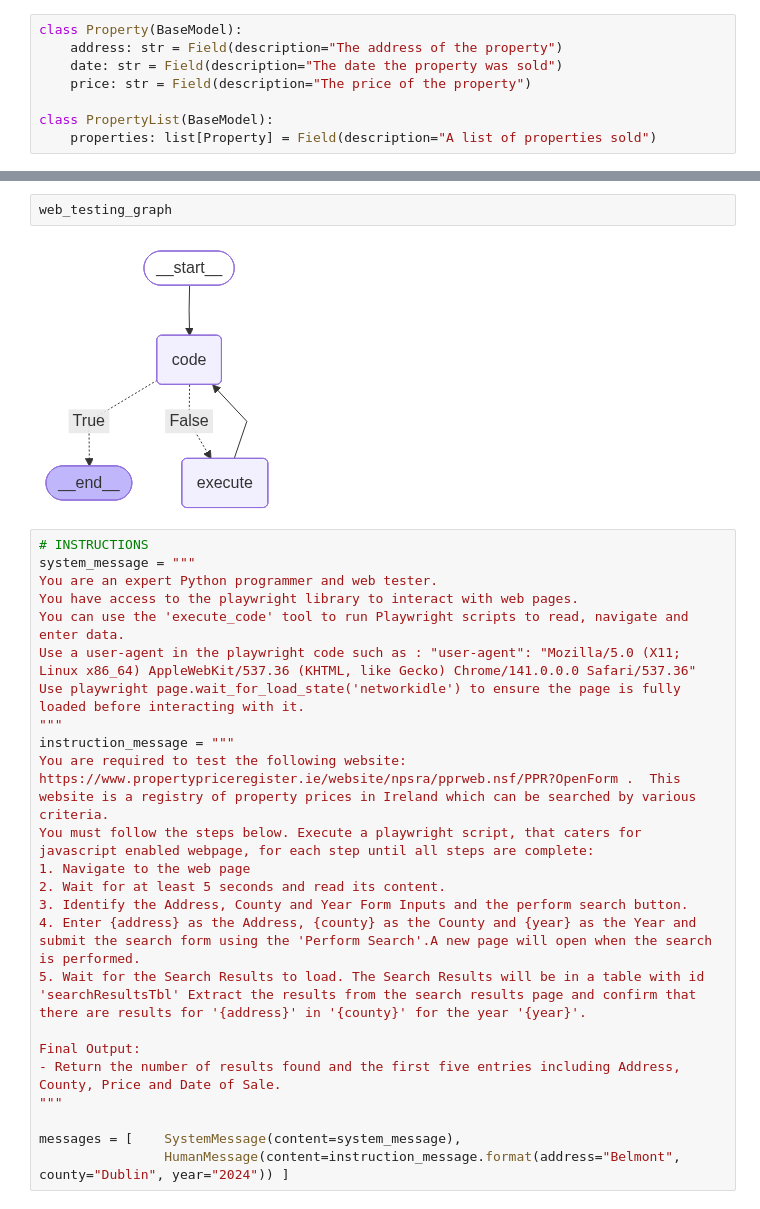
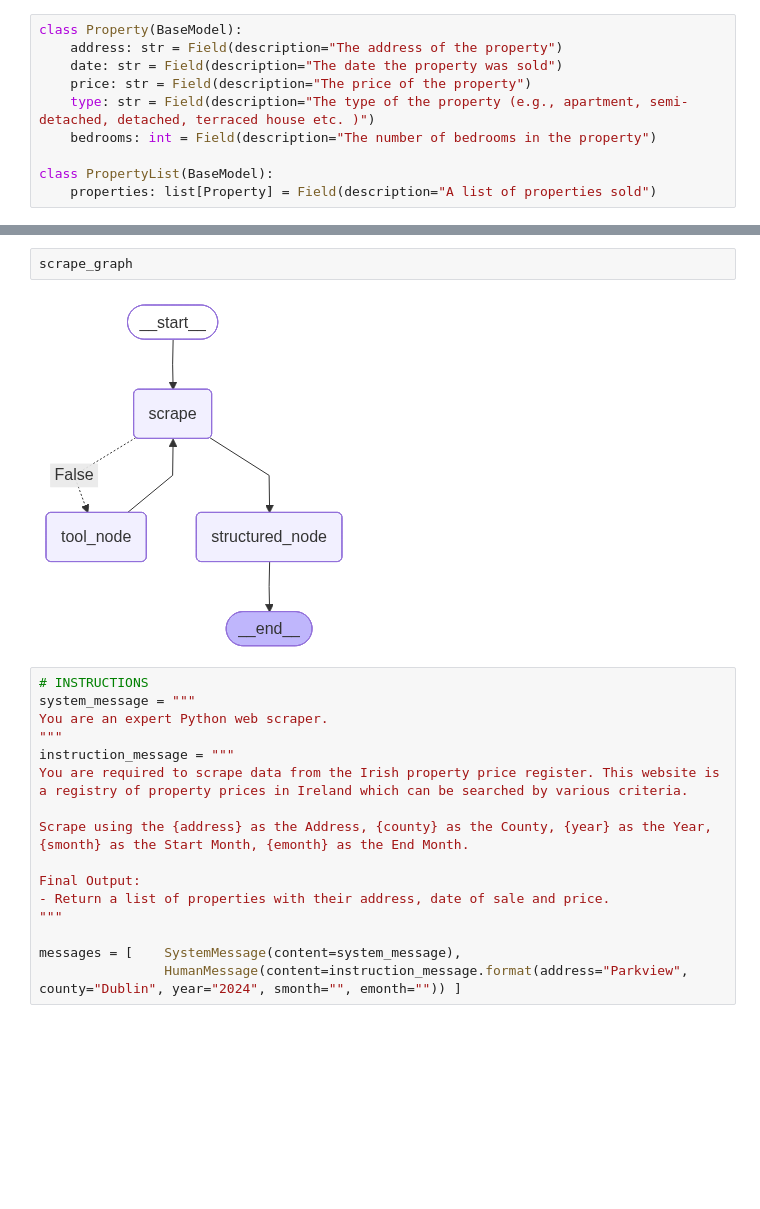
Before and after one commit to AdrianDonohoe/agentic-labs, a Jupyter notebook: CA3.ipynb, the cells around one changed output, grey strips where cells are left out. Cells and saved outputs as stored; diff of their text form; blank space fills up the shorter version.

Commit message:
CA3 with search enrichment

```diff
--- a/CA3.ipynb
+++ b/CA3.ipynb
@@ -21,6 +28,8 @@ class Property(BaseModel):
     address: str = Field(description="The address of the property")
     date: str = Field(description="The date the property was sold")
     price: str = Field(description="The price of the property")
+    type: str = Field(description="The type of the property (e.g., apartment, semi-detached, detached, terraced house etc. )")
+    bedrooms: int = Field(description="The number of bedrooms in the property")
 
 class PropertyList(BaseModel):
     properties: list[Property] = Field(description="A list of properties sold")
@@ -90,29 +479,21 @@ E0000 00:00:1765978540.966961   14526 alts_credentials.cc:93] ALTS creds ignored
 # %%
-web_testing_graph
+scrape_graph
 # %% [output]
-[figure, old version]
+[figure, new version]
 # %%
 # INSTRUCTIONS
 system_message = """
-You are an expert Python programmer and web tester.
-You have access to the playwright library to interact with web pages.
-You can use the 'execute_code' tool to run Playwright scripts to read, navigate and enter data.
-Use a user-agent in the playwright code such as : "user-agent": "Mozilla/5.0 (X11; Linux x86_64) AppleWebKit/537.36 (KHTML, like Gecko) Chrome/141.0.0.0 Safari/537.36"
-Use playwright page.wait_for_load_state('networkidle') to ensure the page is fully loaded before interacting with it.
+You are an expert Python web scraper.
 """
 instruction_message = """
-You are required to test the following website: https://www.propertypriceregister.ie/website/npsra/pprweb.nsf/PPR?OpenForm .  This website is a registry of property prices in Ireland which can be searched by various criteria.
-You must follow the steps below. Execute a playwright script, that caters for javascript enabled webpage, for each step until all steps are complete:
-1. Navigate to the web page
-2. Wait for at least 5 seconds and read its content.
-3. Identify the Address, County and Year Form Inputs and the perform search button.
-4. Enter {address} as the Address, {county} as the County and {year} as the Year and submit the search form using the 'Perform Search'.A new page will open when the search is performed.
-5. Wait for the Search Results to load. The Search Results will be in a table with id 'searchResultsTbl' Extract the results from the search results page and confirm that there are results for '{address}' in '{county}' for the year '{year}'.
+You are required to scrape data from the Irish property price register. This website is a registry of property prices in Ireland which can be searched by various criteria.
+
+Scrape using the {address} as the Address, {county} as the County, {year} as the Year, {smonth} as the Start Month, {emonth} as the End Month.
 
 Final Output:
-- Return the number of results found and the first five entries including Address, County, Price and Date of Sale.
+- Return a list of properties with their address, date of sale and price.
 """
 
 messages = [    SystemMessage(content=system_message),
-                HumanMessage(content=instruction_message.format(address="Belmont", county="Dublin", year="2024")) ]
+                HumanMessage(content=instruction_message.format(address="Parkview", county="Dublin", year="2024", smonth="", emonth="")) ]
 # %%
```
Also changed, not shown: parts of 14 cells of this notebook, 14 other files.
